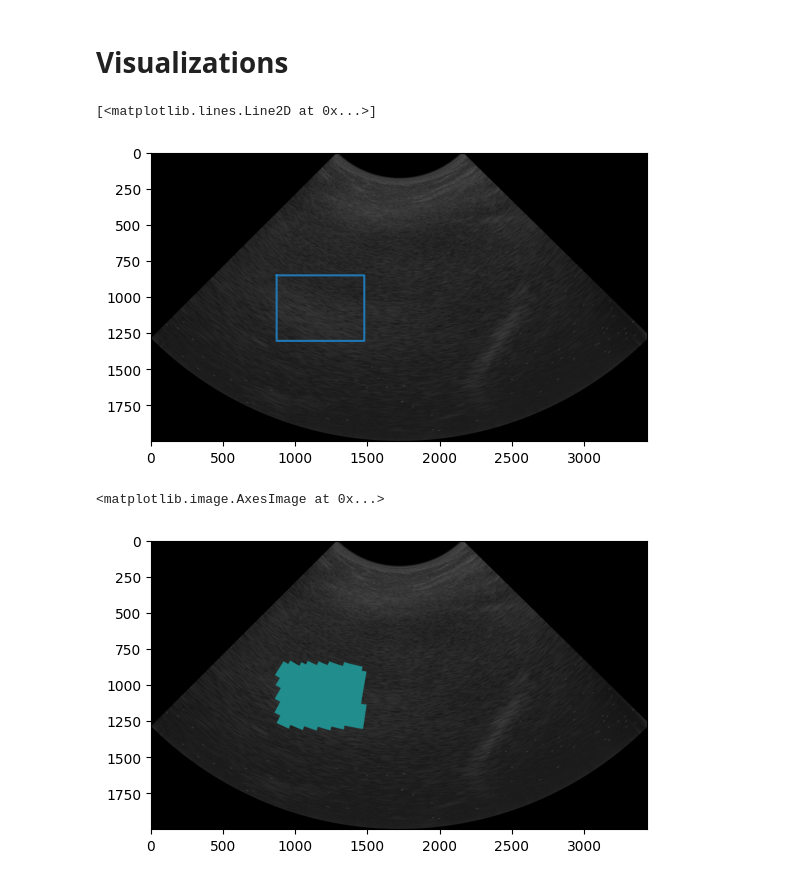
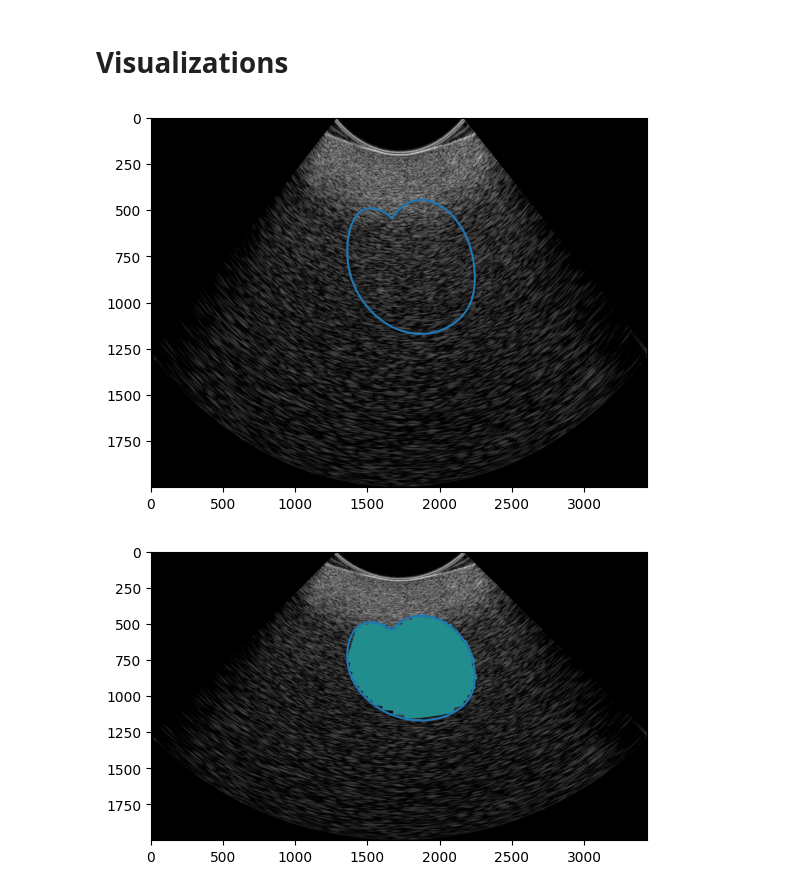
Before and after one commit to azifan/Qultra, a Jupyter notebook: CLI-Demos/scClariusUtc.ipynb, the cells around one changed output. Saved outputs shown, nothing was run; the diff lists cells and outputs as text; code cells hidden in the pictures.

```diff
--- a/CLI-Demos/scClariusUtc.ipynb
+++ b/CLI-Demos/scClariusUtc.ipynb
@@ -20,0 +33,9 @@ A default TGC matrix of size (192, 2928, 30) is generated.
+# %%
+from pyquantus.parse.clarius import clariusRfParser
+
+rf_path = '/Users/davidspector/Home/Stanford/QuantUS Projects/Sample Data/Clarius RF/PDG1738089148213_extracted/2025-01-28T18-45-21+0000_rf.raw'
+rf_tgc_path = '/Users/davidspector/Home/Stanford/QuantUS Projects/Sample Data/Clarius RF/PDG1738089148213_extracted/2025-01-28T18-45-21+0000_env.tgc.yml'
+info_path = '/Users/davidspector/Home/Stanford/QuantUS Projects/Sample Data/Clarius RF/PDG1738089148213_extracted/2025-01-28T18-45-21+0000_rf.yml'
+
+imgData, imgInfo, refData, refInfo, scanConverted = clariusRfParser(rf_path, rf_tgc_path, info_path,
+                                                       rf_path, rf_tgc_path, info_path) # image = phantom for now
@@ -23,7 +53,7 @@ A default TGC matrix of size (192, 2928, 30) is generated.
 # %%
 import pickle
 
-pkl_name = "/Volumes/CREST Data/David_S_Data/Clarius_RF_Data/f2540449-af21-4e92-aef6-45ecfd28dd6f/roi.pkl"
+pkl_name = '/Users/davidspector/Home/Stanford/QuantUS Projects/Sample Data/Clarius RF/a896ef50-1922-4df2-8995-a57b5a46d800/roi.pkl'
 
 with open(pkl_name, 'rb') as f:
     roi_info = pickle.load(f)
@@ -51,11 +81,13 @@ config.latWinSize = 3.85 # lateral length per window (mm)
 config.windowThresh = 0.95 # % of window area required to be considered in ROI
 config.axialOverlap = 0.5 # % of window overlap in axial direction
 config.lateralOverlap = 0.5 # % of window overlap in lateral direction
-config.centerFrequency = 4000000 # Hz
+config.centerFrequency = 3000000 # Hz
 # %% [markdown]
 # UTC Analysis
 # %%
 from pyquantus.utc import UltrasoundImage
+
+frame = 0
 
 ultrasoundImage = UltrasoundImage()
 ultrasoundImage.axialResRf = imgInfo.depth / imgData.rf[frame].shape[0]
@@ -119,18 +161,18 @@ utcData.scConfig = scConfig
 utcData.convertImagesToRGB()
 # %%
 import matplotlib.pyplot as plt
+import numpy as np
 
-plt.imshow(utcData.scBmode)
-plt.plot(scSplineX, scSplineY)
+plt.imshow(utcData.scBmode, aspect='auto')
+plt.plot(scSplineX, scSplineY);
 # %% [output]
-[<matplotlib.lines.Line2D at 0x...>]
-[figure, old version]
+[figure, new version]
 # %%
 utcData.drawCmaps()
 utcData.scanConvertCmaps()
 # %%
 # Note cmap is solid as image = phantom in this case
 plt.imshow(utcData.scMbfIm)
+plt.plot(scSplineX, scSplineY);
 # %% [output]
-<matplotlib.image.AxesImage at 0x...>
-[figure, old version]
+[figure, new version]
```
Also changed, not shown: parts of 7 cells of this notebook.
